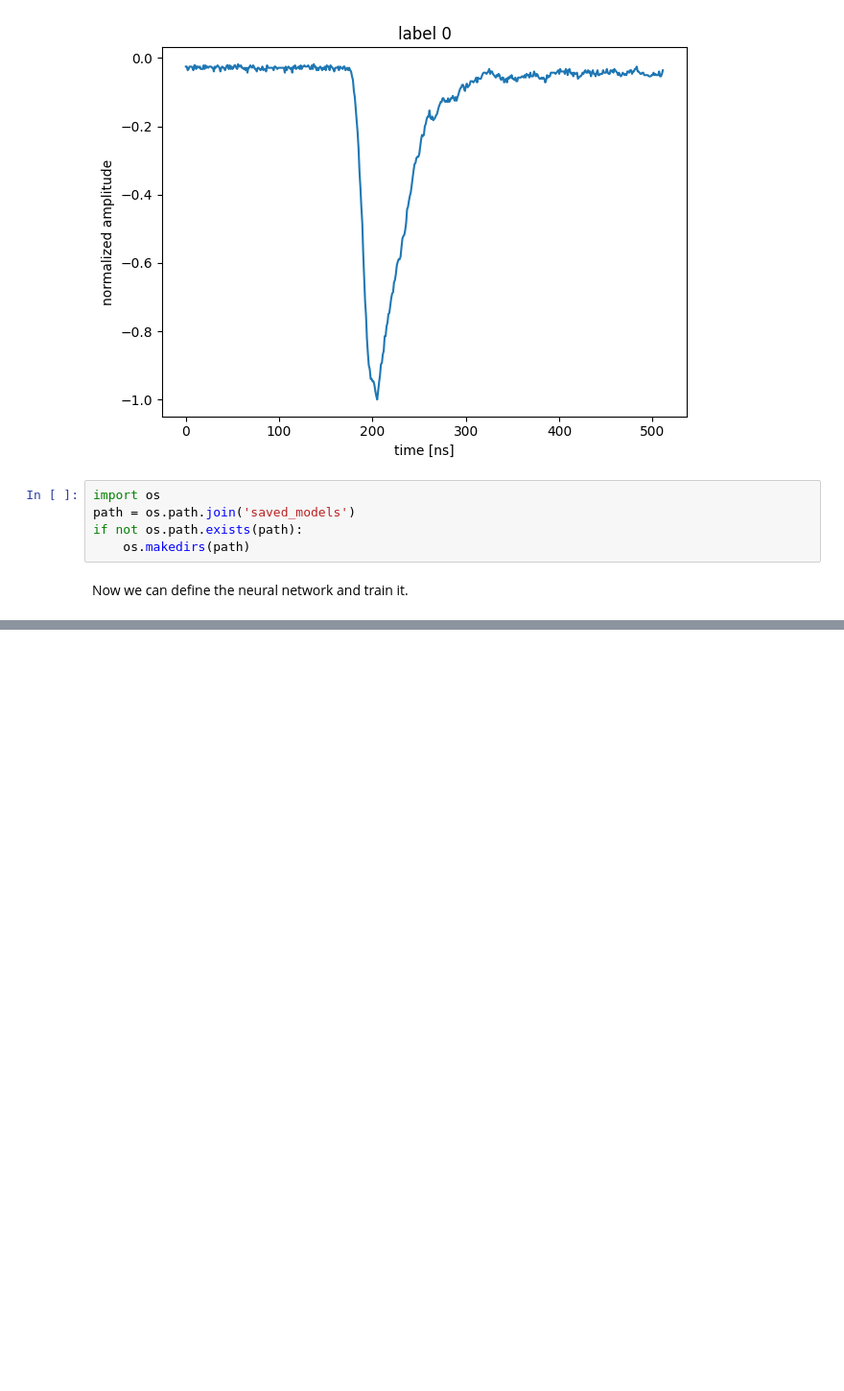
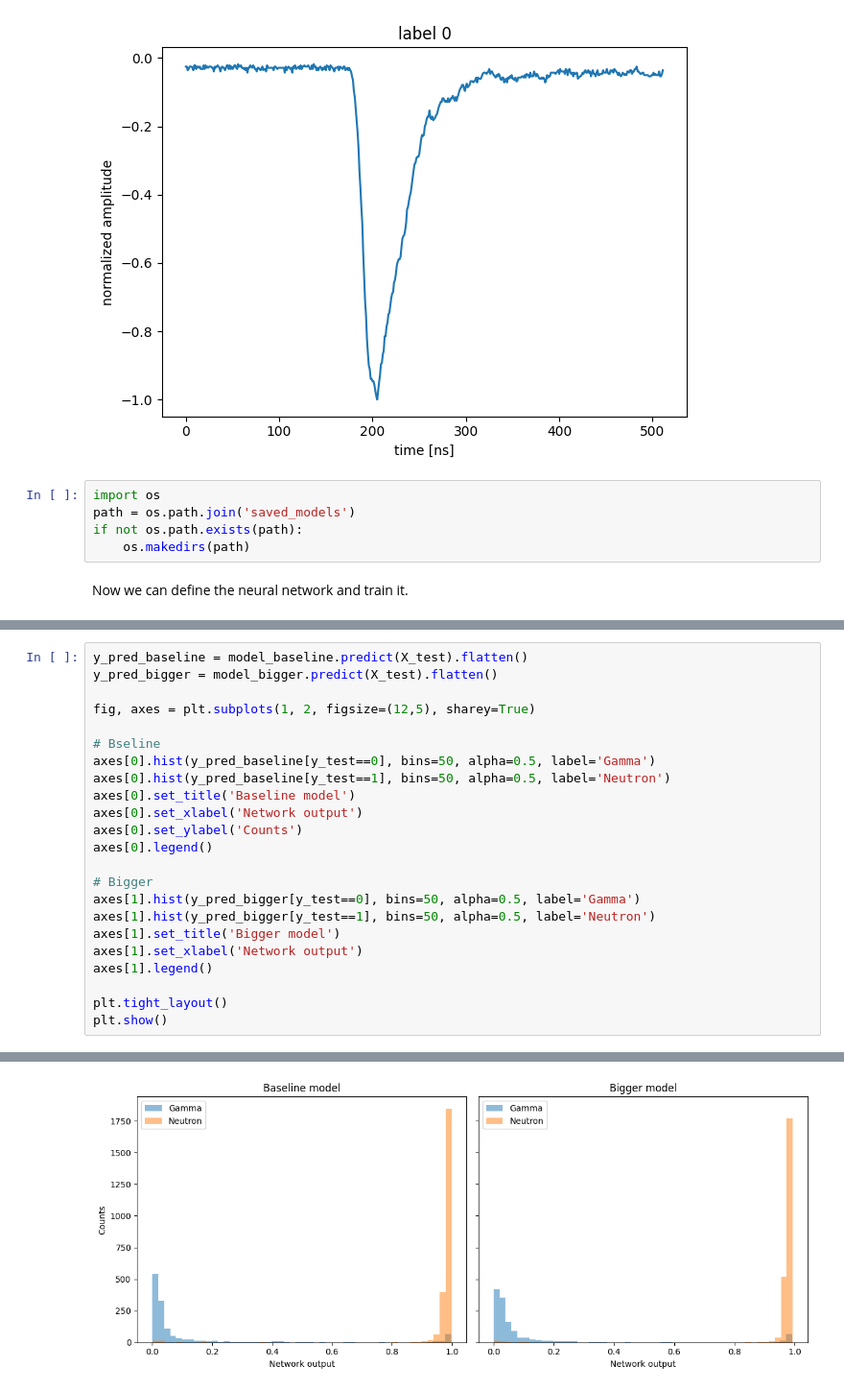
Before and after one commit to adrian-sica/ADL2025_exercises, a Jupyter notebook: Exercise13/Exercise_13_Pulse_Form_Discrimination.ipynb, the cells around one changed output, grey strips where cells are left out. Shown at 96% size. Saved outputs shown, nothing was run; the diff lists cells and outputs as text; blank space fills up the shorter version.

```diff
--- a/Exercise13/Exercise_13_Pulse_Form_Discrimination.ipynb
+++ b/Exercise13/Exercise_13_Pulse_Form_Discrimination.ipynb
@@ -263,0 +279,24 @@ Error:
+# %%
+y_pred_baseline = model_baseline.predict(X_test).flatten()
+y_pred_bigger = model_bigger.predict(X_test).flatten()
+
+fig, axes = plt.subplots(1, 2, figsize=(12,5), sharey=True)
+
+# Bseline
+axes[0].hist(y_pred_baseline[y_test==0], bins=50, alpha=0.5, label='Gamma')
+axes[0].hist(y_pred_baseline[y_test==1], bins=50, alpha=0.5, label='Neutron')
+axes[0].set_title('Baseline model')
+axes[0].set_xlabel('Network output')
+axes[0].set_ylabel('Counts')
+axes[0].legend()
+
+# Bigger
+axes[1].hist(y_pred_bigger[y_test==0], bins=50, alpha=0.5, label='Gamma')
+axes[1].hist(y_pred_bigger[y_test==1], bins=50, alpha=0.5, label='Neutron')
+axes[1].set_title('Bigger model')
+axes[1].set_xlabel('Network output')
+axes[1].legend()
+
+plt.tight_layout()
+plt.show()
+# %% [output]
@@ -263,0 +305 @@ Error:
+[figure, added]
```
Also changed, not shown: parts of 10 cells of this notebook, 1 other file.
